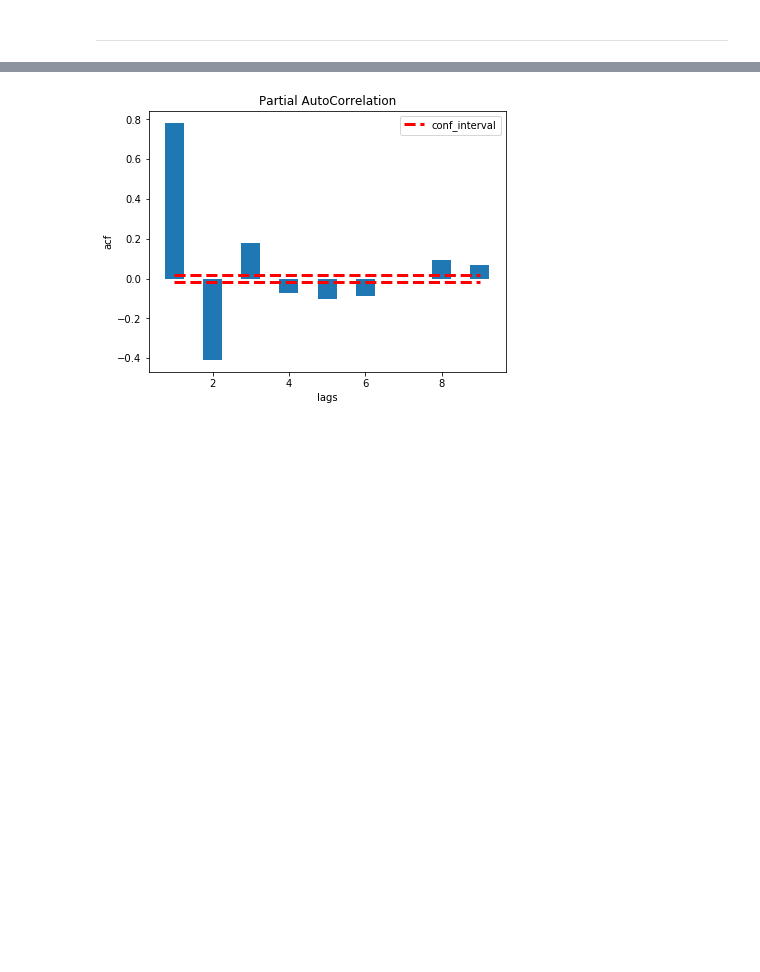
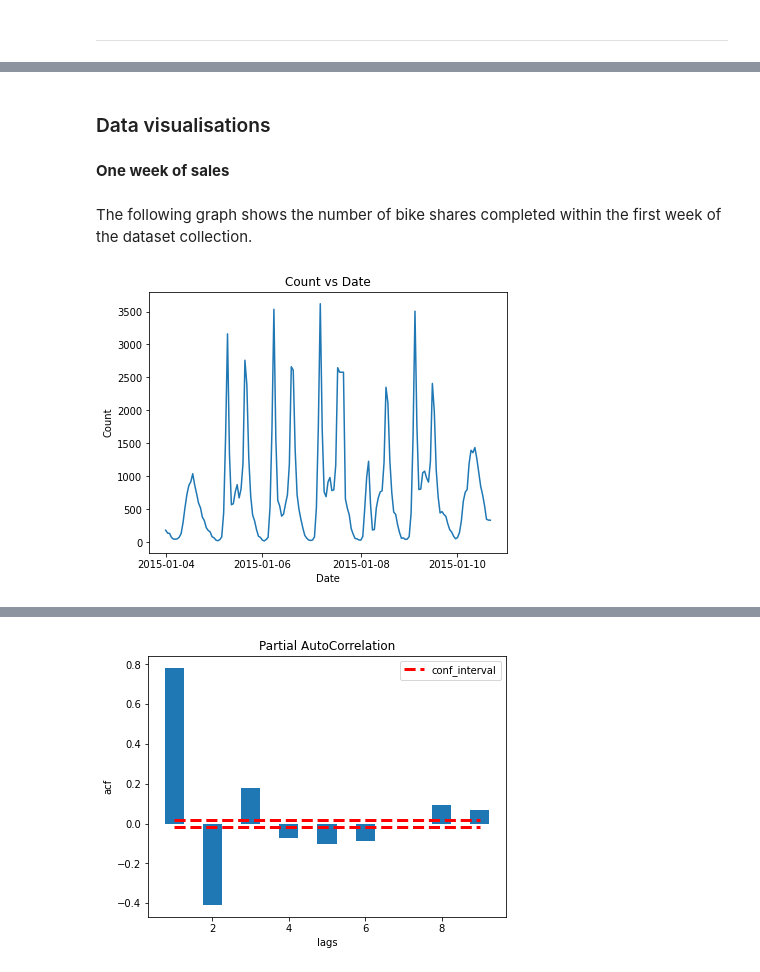
Before and after one commit to dmorgankx/mlnotebooks, a Jupyter notebook: notebooks/12 Time Series Forecasting.ipynb, the cells around one changed output, grey strips where cells are left out. Cells and saved outputs as stored; diff of their text form; code cells hidden in the pictures; blank space fills up the shorter version.

```diff
--- a/notebooks/12 Time Series Forecasting.ipynb
+++ b/notebooks/12 Time Series Forecasting.ipynb
@@ -143,0 +211,10 @@ Autocorrelation and Partial Autocorrelation plots can be an indicator of how man
+# %% [markdown]
+### Data visualisations
+# %% [markdown]
+**One week of sales**
+# %% [markdown]
+The following graph shows the number of bike shares completed within the first week of the dataset collection.
+# %%
+.util.plotTimeSeries[168#bikeTimeStamp;168#yTrainSales;"Count"]
+# %% [output]
+[figure, added]
```
Also changed, not shown: parts of 192 cells of this notebook, 7 other files.
